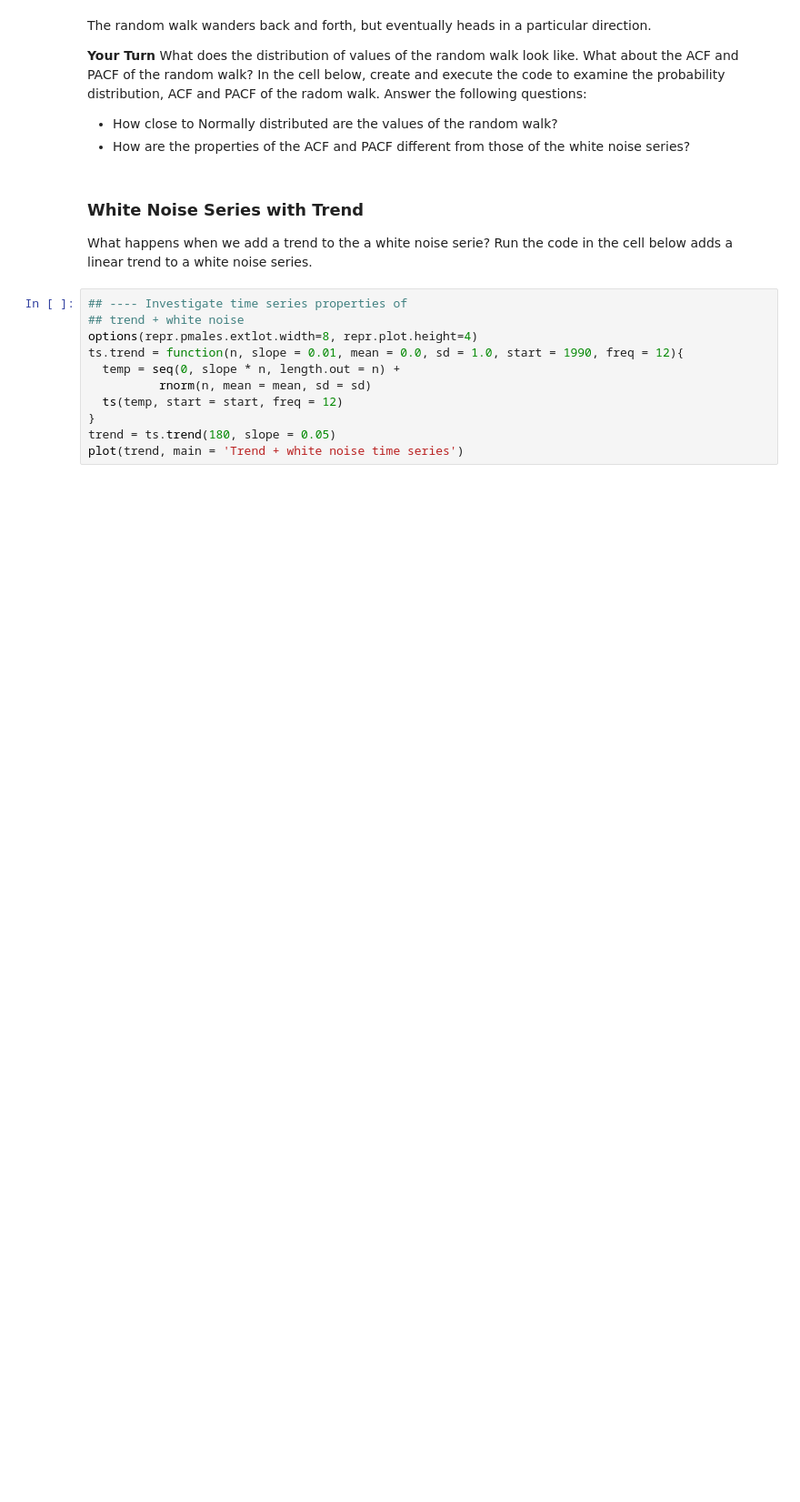
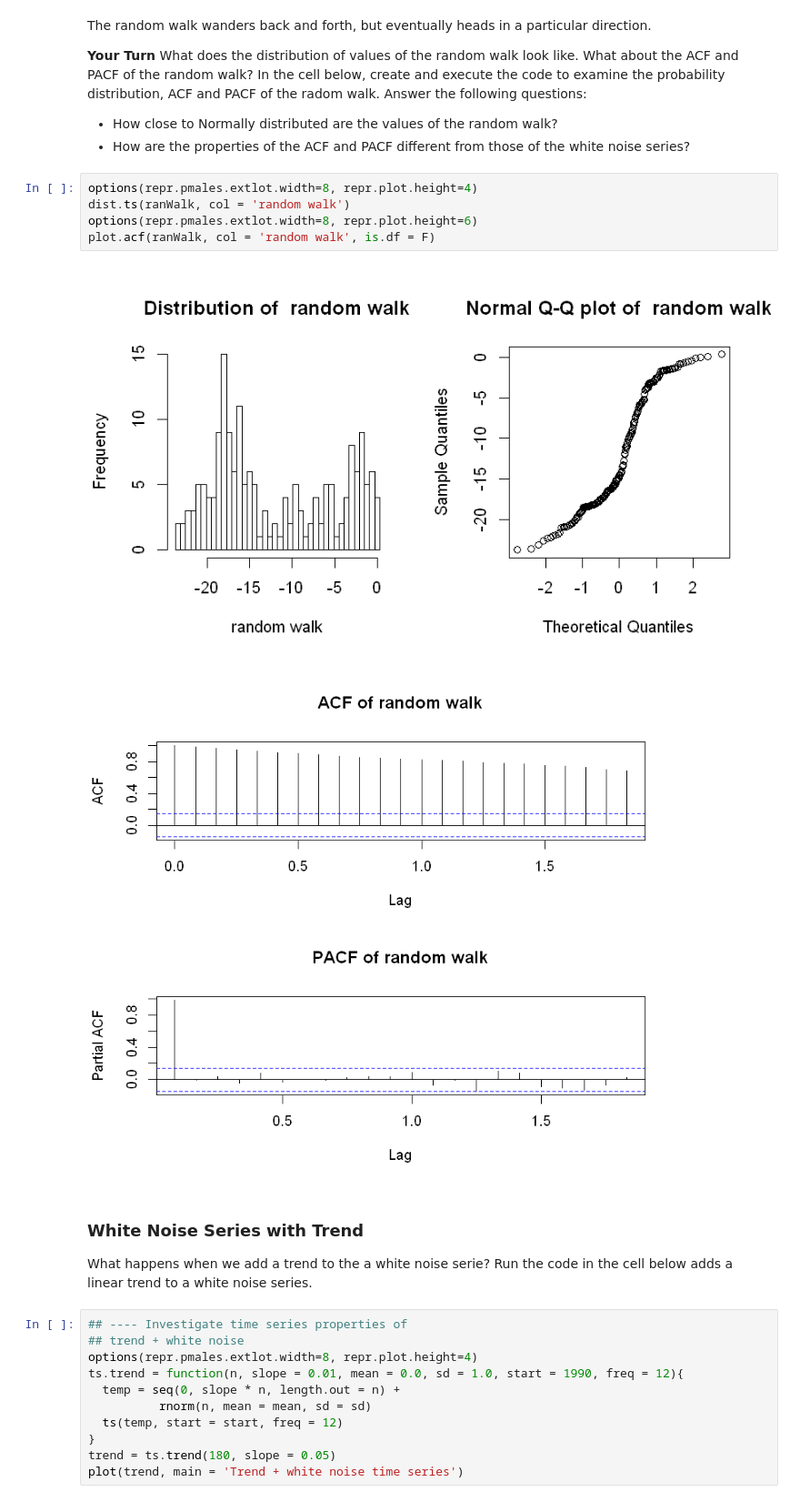
Before and after one commit to StephenElston/DataScience350, a Jupyter notebook: Lecture8/IntroToTimeSeries.ipynb, the cells around one changed output. Shown at 91% size. Saved outputs shown, nothing was run; the diff lists cells and outputs as text; blank space fills up the shorter version.

```diff
--- a/Lecture8/IntroToTimeSeries.ipynb
+++ b/Lecture8/IntroToTimeSeries.ipynb
@@ -199,6 +239,14 @@ The random walk wanders back and forth, but eventually heads in a particular dir
 
 - How close to Normally distributed are the values of the random walk?
 - How are the properties of the ACF and PACF different from those of the white noise series?
+# %%
+options(repr.pmales.extlot.width=8, repr.plot.height=4)
+dist.ts(ranWalk, col = 'random walk')
+options(repr.pmales.extlot.width=8, repr.plot.height=6)
+plot.acf(ranWalk, col = 'random walk', is.df = F)
+# %% [output]
+[figure, added]
+[figure, added]
 # %% [markdown]
 ### White Noise Series with Trend
 
```
Also changed, not shown: parts of 33 cells of this notebook, 1 other file.
